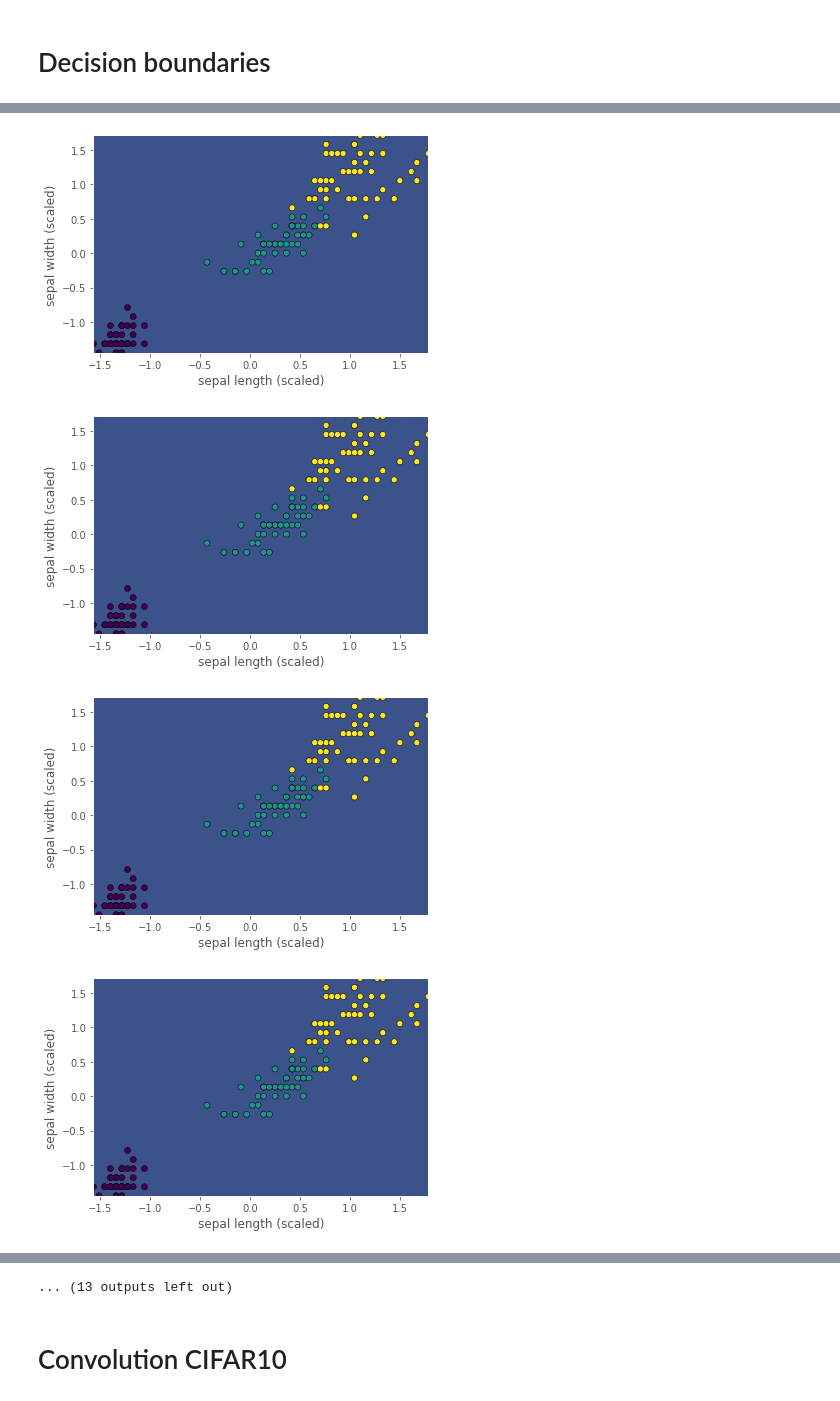
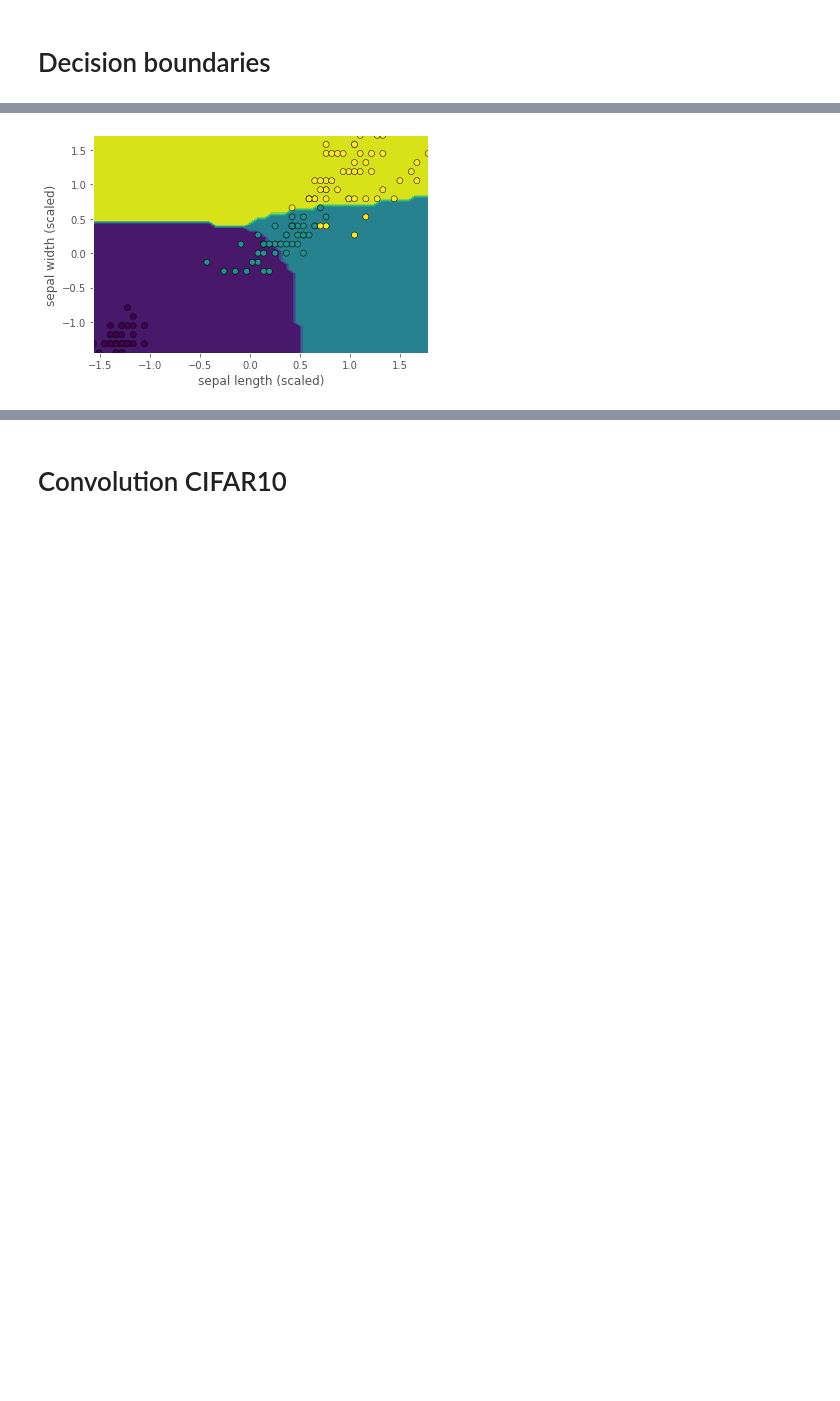
Before and after one commit to singhsukhendra/quaternion_neurons, a Jupyter notebook: spin_quaternion_neuron.ipynb, the cells around one changed output, grey strips where cells are left out. Cells and saved outputs as stored; diff of their text form; code cells hidden in the pictures; blank space fills up the shorter version.

```diff
--- a/spin_quaternion_neuron.ipynb
+++ b/spin_quaternion_neuron.ipynb
@@ -84,9 +84,9 @@ from core_qnn.quaternion_layers import QuaternionLinearAutograd
 class Model(nn.Module):
     def __init__(self, input_dim):
         super(Model, self).__init__()
-        self.layer1 = QuaternionLinearAutograd(input_dim, 48, rotation=True)
-        self.layer2 = QuaternionLinearAutograd(48, 48, rotation=True)
-        self.layer3 = QuaternionLinearAutograd(48, 4, rotation=True)
+        self.layer1 = QuaternionLinearAutograd(input_dim, 32, rotation=True)
+        self.layer2 = QuaternionLinearAutograd(32, 32, rotation=True)
+        self.layer3 = QuaternionLinearAutograd(32, 4, rotation=True)
 
     def forward(self, x):
         x = F.relu(self.layer1(x))
@@ -221,14 +212,11 @@ for sl in range(10):
 # %%
-for sl in range(25):
-  y_pred = np.reshape(prediction, feature_1.shape)
-  display = DecisionBoundaryDisplay(xx0=feature_3[sl, sl, :, :], xx1=feature_4[sl, sl, :, :], response=y_pred[sl, sl, :, :])
-  display.plot()
-  display.ax_.scatter(X_scaled[:, 2], X_scaled[:, 3], c=y, edgecolor="black")
-  display.ax_.set_xlabel('sepal length (scaled)')
-  display.ax_.set_ylabel('sepal width (scaled)')
-  plt.show()
+sl = 25
+y_pred = np.reshape(prediction, feature_1.shape)
+display = DecisionBoundaryDisplay(xx0=feature_3[sl, sl, :, :], xx1=feature_4[sl, sl, :, :], response=y_pred[sl, sl, :, :])
+display.plot()
+display.ax_.scatter(X_scaled[:, 2], X_scaled[:, 3], c=y, edgecolor="black")
+display.ax_.set_xlabel('sepal length (scaled)')
+display.ax_.set_ylabel('sepal width (scaled)')
+plt.show()
 # %% [output]
-[figure, old version]
+[figure, new version]
-[figure, removed]
-[figure, removed]
-[figure, removed]
@@ -243,3 +223,2 @@ for sl in range(25):
-... (13 outputs left out)
 # %% [markdown]
 # Convolution CIFAR10
```
Also changed, not shown: parts of 8 cells of this notebook.
